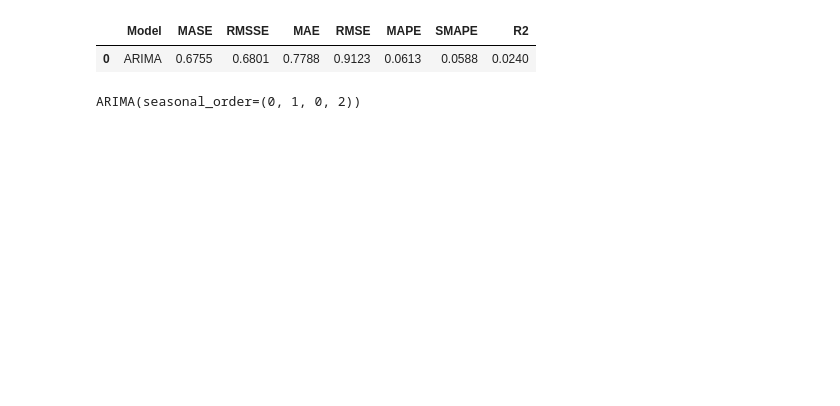
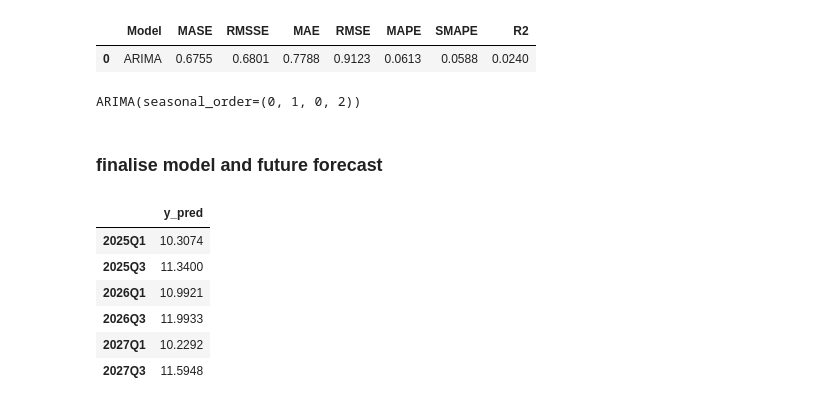
Before and after one commit to imajirzl/thesis-unemployment-rate, a Jupyter notebook: analysis/youth.ipynb, the cells around one changed output. Saved outputs shown, nothing was run; the diff lists cells and outputs as text; code cells hidden in the pictures; blank space fills up the shorter version.

```diff
--- a/analysis/youth.ipynb
+++ b/analysis/youth.ipynb
@@ -586,3 +586,5 @@ exp.plot_model(estimator=arima)
 print(arima)
 # %% [output]
 ARIMA(seasonal_order=(0, 1, 0, 2))
+# %% [markdown]
+### finalise model and future forecast
@@ -588,0 +595,10 @@ ARIMA(seasonal_order=(0, 1, 0, 2))
+# %%
+future_predictions
+# %% [output]
+|  | y_pred |
+| 2025Q1 | 10.3074 |
+| 2025Q3 | 11.3400 |
+| 2026Q1 | 10.9921 |
+| 2026Q3 | 11.9933 |
+| 2027Q1 | 10.2292 |
+| 2027Q3 | 11.5948 |
```
Also changed, not shown: parts of 4 cells of this notebook.
